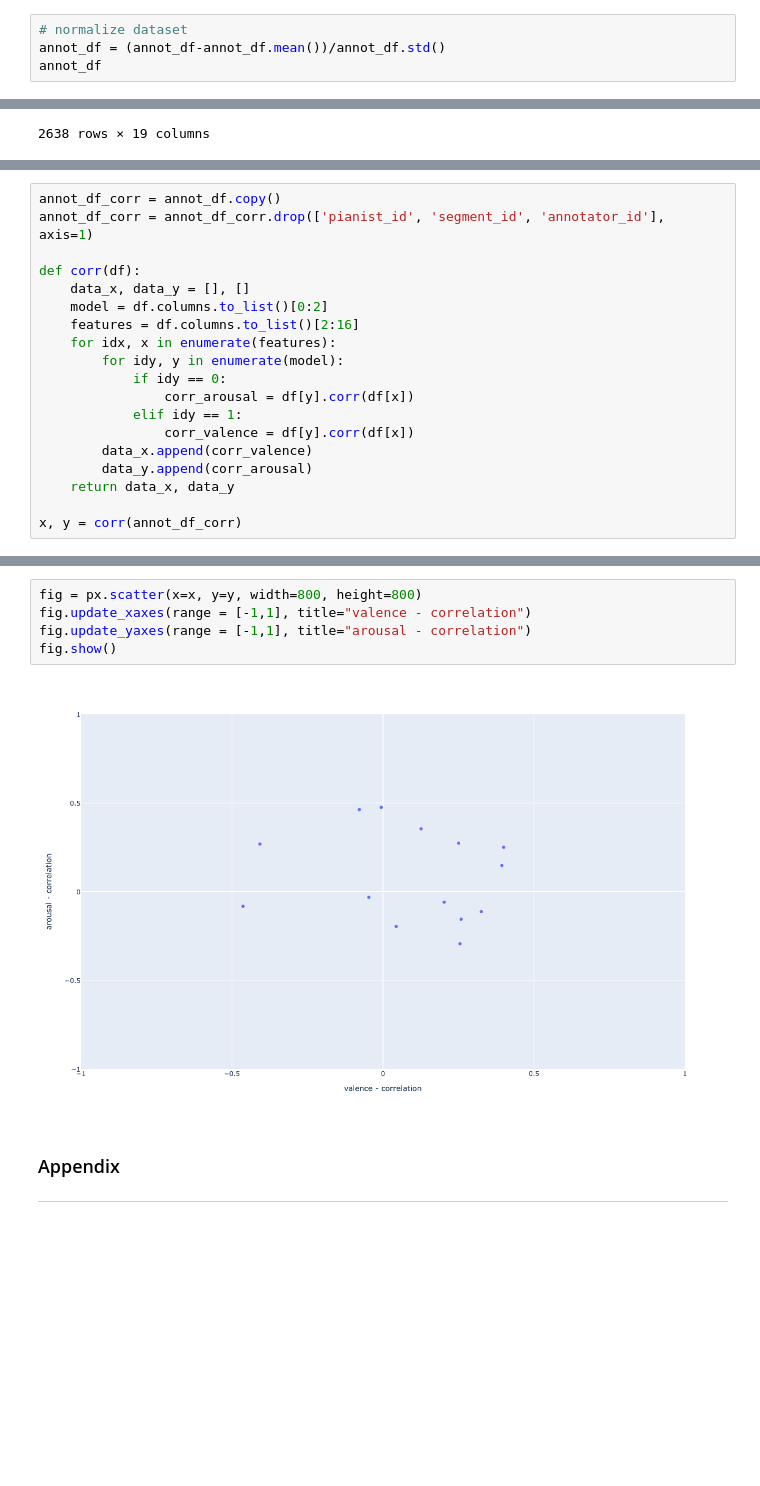
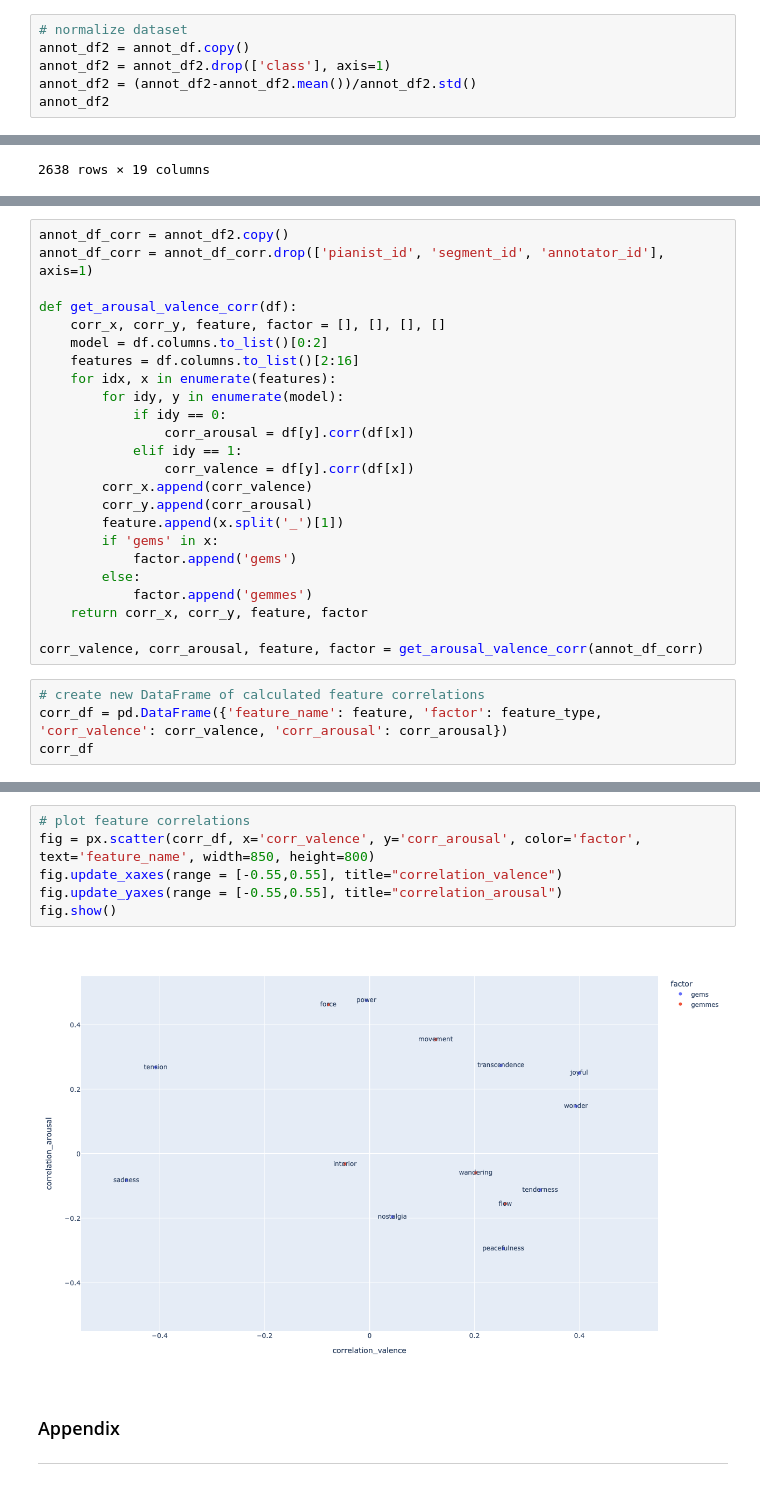
Before and after one commit to The-Deadly-Hyenas/Data-Exploration, a Jupyter notebook: data_exploration_benjamin.ipynb, the cells around one changed output, grey strips where cells are left out. Drawn from its saved outputs; the diff is of its cells as text; blank space fills up the shorter version.

Commit message:
Updated Factor Correlations

```diff
--- a/data_exploration_benjamin.ipynb
+++ b/data_exploration_benjamin.ipynb
@@ -42,7 +84,9 @@ annot_df
 # %%
 # normalize dataset
-annot_df = (annot_df-annot_df.mean())/annot_df.std()
-annot_df
+annot_df2 = annot_df.copy()
+annot_df2 = annot_df2.drop(['class'], axis=1)
+annot_df2 = (annot_df2-annot_df2.mean())/annot_df2.std()
+annot_df2
 # %% [output]
 |  | pianist_id | segment_id | annotator_id | arousal | valence | gems_wonder | gems_transcendence | ... |
 | 0 | -1.584129 | -1.665261 | -0.107767 | -1.629596 | -0.928178 | -0.711373 | -1.354151 | ... |
@@ -62,10 +106,10 @@ annot_df
 ---
 # %%
-annot_df_corr = annot_df.copy()
+annot_df_corr = annot_df2.copy()
 annot_df_corr = annot_df_corr.drop(['pianist_id', 'segment_id', 'annotator_id'], axis=1)
 
-def corr(df):
-    data_x, data_y = [], []
+def get_arousal_valence_corr(df):
+    corr_x, corr_y, feature, factor = [], [], [], []
     model = df.columns.to_list()[0:2]
     features = df.columns.to_list()[2:16]
     for idx, x in enumerate(features):
@@ -74,8 +118,17 @@ def corr(df):
                 corr_arousal = df[y].corr(df[x])
             elif idy == 1:
                 corr_valence = df[y].corr(df[x])
-        data_x.append(corr_valence)
-        data_y.append(corr_arousal)
-    return data_x, data_y
+        corr_x.append(corr_valence)
+        corr_y.append(corr_arousal)
+        feature.append(x.split('_')[1])
+        if 'gems' in x:
+            factor.append('gems')
+        else:
+            factor.append('gemmes')
+    return corr_x, corr_y, feature, factor
 
-x, y = corr(annot_df_corr)
+corr_valence, corr_arousal, feature, factor = get_arousal_valence_corr(annot_df_corr)
+# %%
+# create new DataFrame of calculated feature correlations
+corr_df = pd.DataFrame({'feature_name': feature, 'factor': feature_type, 'corr_valence': corr_valence, 'corr_arousal': corr_arousal})
+corr_df
@@ -82,10 +151,11 @@ x, y = corr(annot_df_corr)
 # %%
-fig = px.scatter(x=x, y=y, width=800, height=800)
-fig.update_xaxes(range = [-1,1], title="valence - correlation")
-fig.update_yaxes(range = [-1,1], title="arousal - correlation")
+# plot feature correlations
+fig = px.scatter(corr_df, x='corr_valence', y='corr_arousal', color='factor', text='feature_name', width=850, height=800)
+fig.update_xaxes(range = [-0.55,0.55], title="correlation_valence")
+fig.update_yaxes(range = [-0.55,0.55], title="correlation_arousal")
 fig.show()
 # %% [output]
-[figure, old version]
+[figure, new version]
 # %% [markdown]
 ### Appendix
 ---
```
Also changed, not shown: parts of 7 cells of this notebook.
